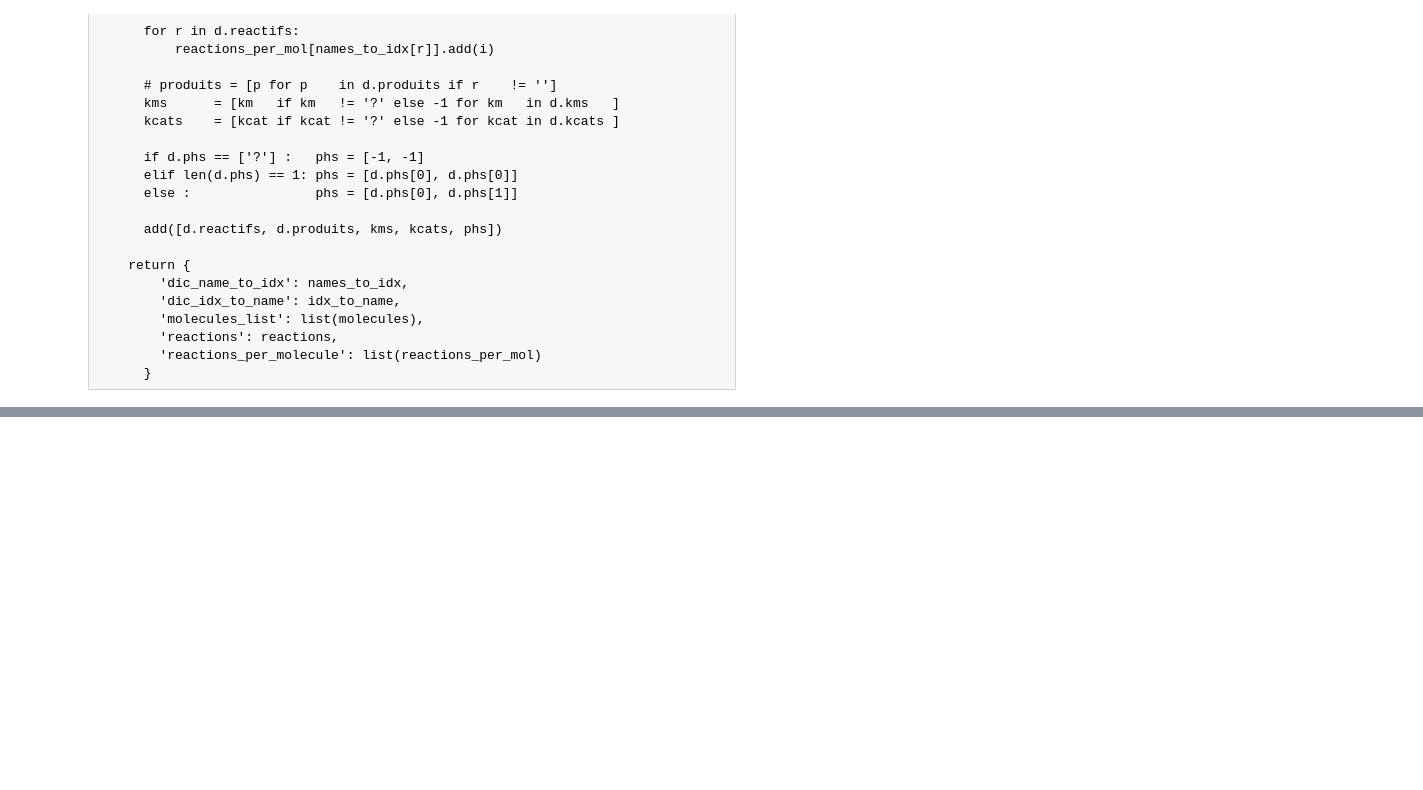
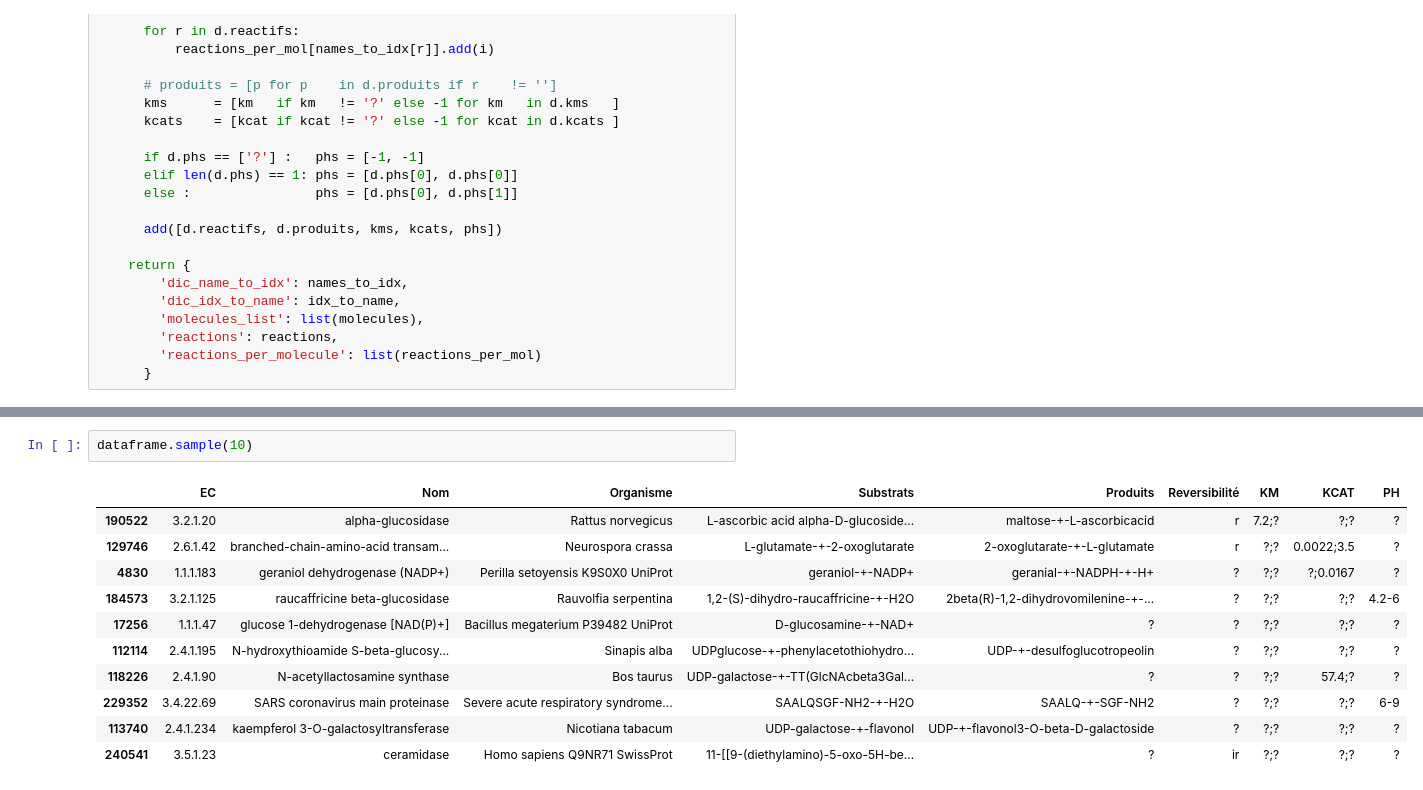
Before and after one commit to bessa75/INRIA-CRN, a Jupyter notebook: tests_brenda.ipynb, the cells around one changed output, grey strips where cells are left out. Drawn from its saved outputs; the diff is of its cells as text; blank space fills up the shorter version.

```diff
--- a/tests_brenda.ipynb
+++ b/tests_brenda.ipynb
@@ -84,0 +586,14 @@ print(len(cat))
+# %%
+dataframe.sample(10)
+# %% [output]
+|  | EC | Nom | Organisme | Substrats | Produits | Reversibilité | KM | KCAT | PH |
+| 190522 | 3.2.1.20 | alpha-glucosidase | Rattus norvegicus | L-ascorbic acid alpha-D-glucoside... | maltose-+-L-ascorbicacid | r | 7.2;? | ?;? | ? |
+| 129746 | 2.6.1.42 | branched-chain-amino-acid transam... | Neurospora crassa | L-glutamate-+-2-oxoglutarate | 2-oxoglutarate-+-L-glutamate | r | ?;? | 0.0022;3.5 | ? |
+| 4830 | 1.1.1.183 | geraniol dehydrogenase (NADP+) | Perilla setoyensis K9S0X0 UniProt | geraniol-+-NADP+ | geranial-+-NADPH-+-H+ | ? | ?;? | ?;0.0167 | ? |
+| 184573 | 3.2.1.125 | raucaffricine beta-glucosidase | Rauvolfia serpentina | 1,2-(S)-dihydro-raucaffricine-+-H2O | 2beta(R)-1,2-dihydrovomilenine-+-... | ? | ?;? | ?;? | 4.2-6 |
+| 17256 | 1.1.1.47 | glucose 1-dehydrogenase [NAD(P)+] | Bacillus megaterium P39482 UniProt | D-glucosamine-+-NAD+ | ? | ? | ?;? | ?;? | ? |
+| 112114 | 2.4.1.195 | N-hydroxythioamide S-beta-glucosy... | Sinapis alba | UDPglucose-+-phenylacetothiohydro... | UDP-+-desulfoglucotropeolin | ? | ?;? | ?;? | ? |
+| 118226 | 2.4.1.90 | N-acetyllactosamine synthase | Bos taurus | UDP-galactose-+-TT(GlcNAcbeta3Gal... | ? | ? | ?;? | 57.4;? | ? |
+| 229352 | 3.4.22.69 | SARS coronavirus main proteinase | Severe acute respiratory syndrome... | SAALQSGF-NH2-+-H2O | SAALQ-+-SGF-NH2 | ? | ?;? | ?;? | 6-9 |
+| 113740 | 2.4.1.234 | kaempferol 3-O-galactosyltransferase | Nicotiana tabacum | UDP-galactose-+-flavonol | UDP-+-flavonol3-O-beta-D-galactoside | ? | ?;? | ?;? | ? |
+| 240541 | 3.5.1.23 | ceramidase | Homo sapiens Q9NR71 SwissProt | 11-[[9-(diethylamino)-5-oxo-5H-be... | ? | ir | ?;? | ?;? | ? |
```
Also changed, not shown: parts of 9 cells of this notebook.
